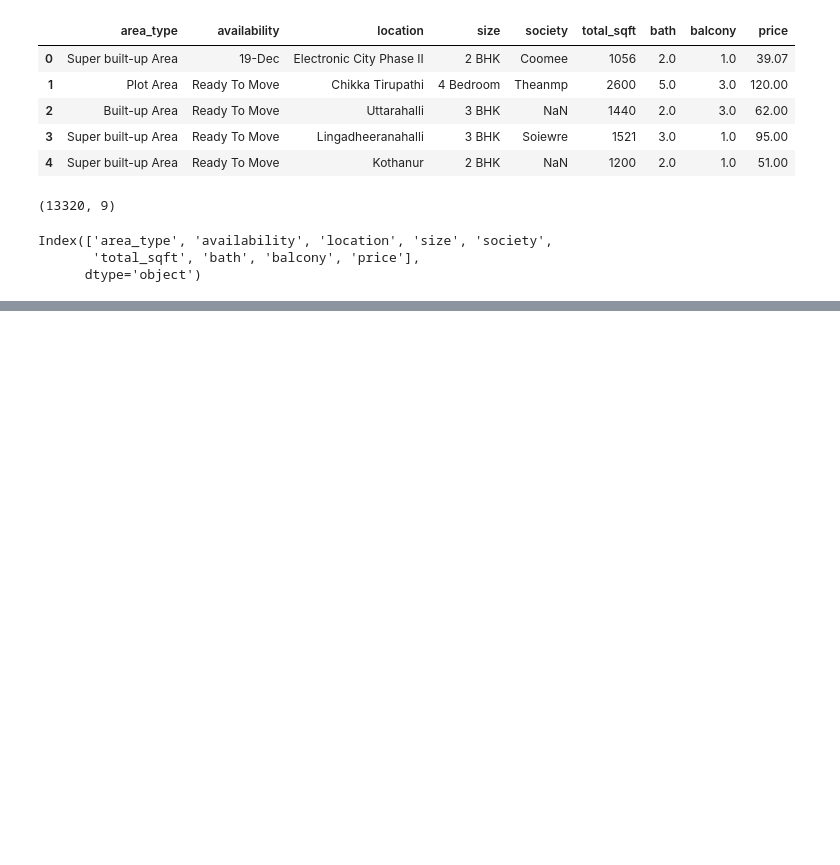
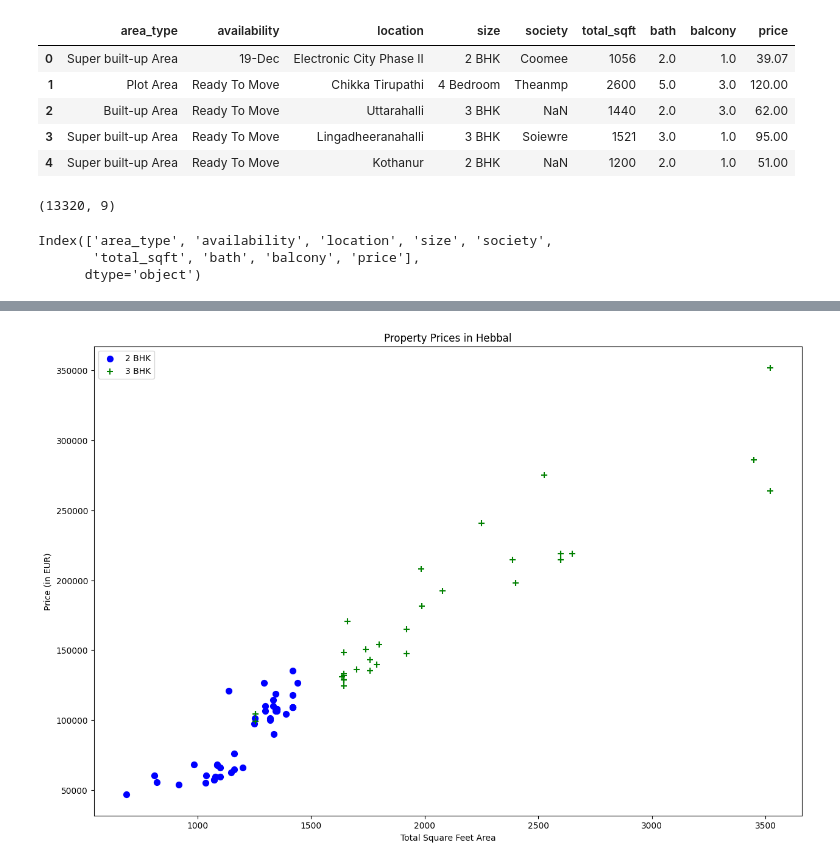
Before and after one commit to HanaZadravec/real_estate_price_prediction, a Jupyter notebook: house_price_prediction.ipynb, the cells around one changed output, grey strips where cells are left out. Cells and saved outputs as stored; diff of their text form; code cells hidden in the pictures; blank space fills up the shorter version.

```diff
--- a/house_price_prediction.ipynb
+++ b/house_price_prediction.ipynb
@@ -35,0 +519,4 @@ Index(['area_type', 'availability', 'location', 'size', 'society',
+# %%
+plot_property_prices(df, "Hebbal")
+# %% [output]
+[figure, added]
```
Also changed, not shown: parts of 70 cells of this notebook.
